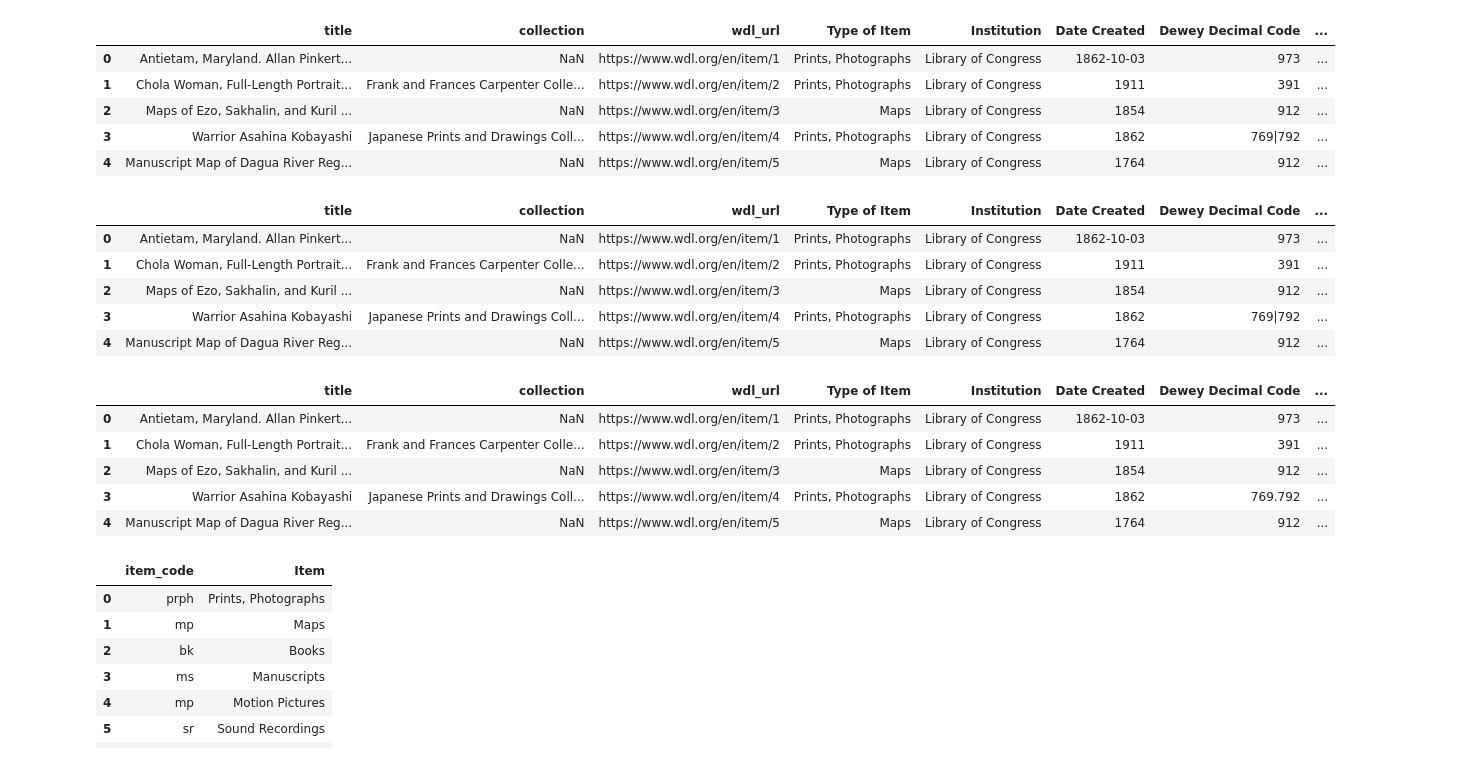
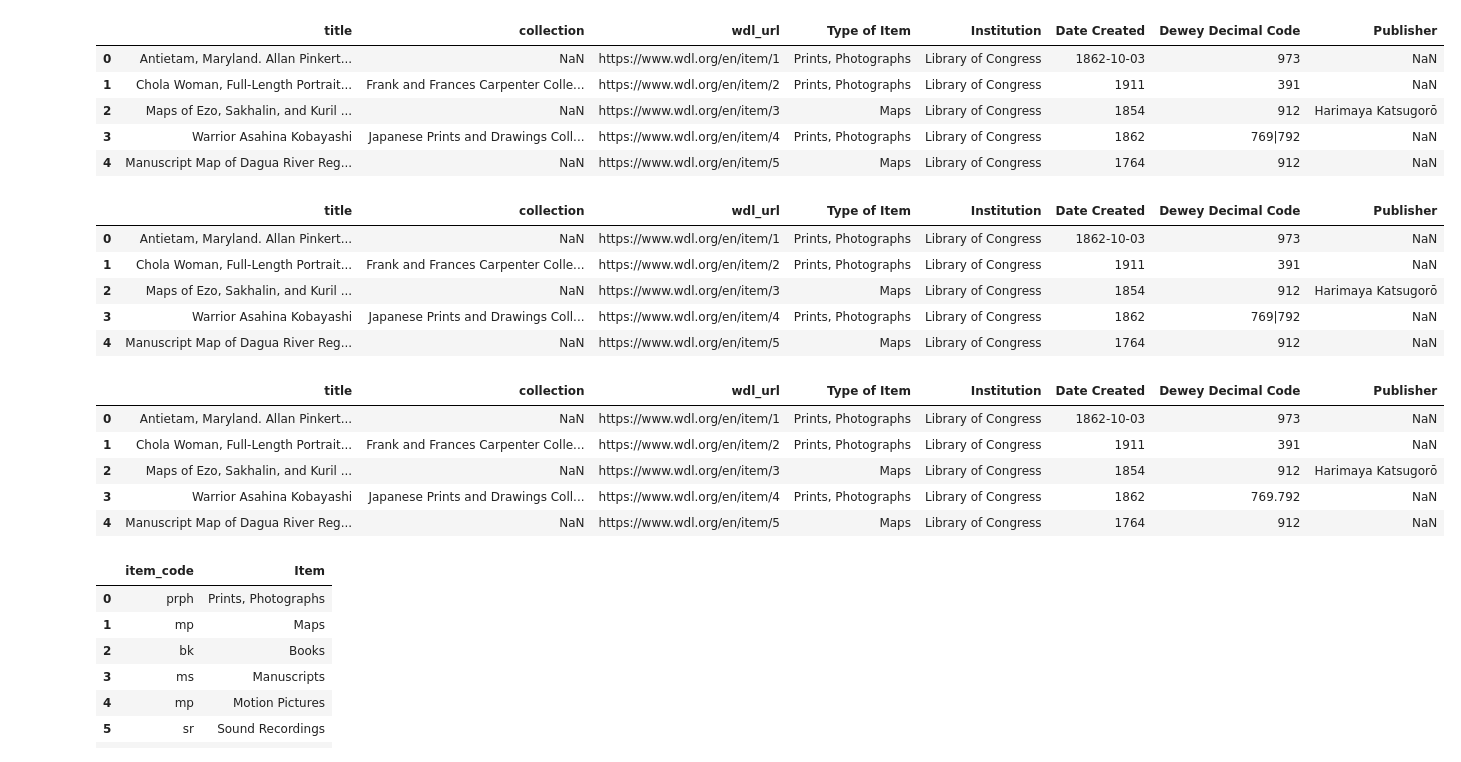
Before and after one commit to caitepley/Project-3, a Jupyter notebook: items_processing.ipynb, the cells around one changed output. Saved outputs shown, nothing was run; the diff lists cells and outputs as text; code cells hidden in the pictures.

```diff
--- a/items_processing.ipynb
+++ b/items_processing.ipynb
@@ -34,51 +34,51 @@ Index(['wdl_id', 'title', 'collection', 'description', 'wdl_url',
 # %%
 loc_df.drop(columns=['wdl_id','Creator','Delineator', 'Author', 'Surveyor', 'Compiler',
        'Translator', 'Contributor', 'Engraver', 'Cinematographer', 'Director',
        'Illustrator', 'Sponsor', 'Draftsman', 'Editor', 'Corrector',
        'Responsible Party', 'Calligrapher', 'Interviewee', 'Interviewer',
        'Associated Name', 'Printer', 'Lithographer', 'Donor',
        'Recording Engineer', 'Musician', 'Composer', 'Architect', 'References',
        'Attributed Name', 'Dedicatee', 'Signer', 'Copyright Holder',
        'Collector', 'Printmaker', 'Copyright claimant', 'Performer', 'Owner',
        'Commentator', 'Etcher', 'Wood-engraver', 'Scribe',
        'Author of Introduction, etc.', 'Author of Afterword, Colophon, etc.',
        'Scientific advisor', 'Speaker', 'Commentator for Written Text',
        'Illuminator', 'Librettist', 'Client', 'Transcriber', 'Collaborator',
        'Producer', 'Videographer', 'Vocalist', 'Patron', 'Funder', 'Annotator',
        'Woodcutter', 'Designer', 'Author in Quotations or Text Extracts',
        'Lyricist', 'Type Designer', 'Animator', 'Writer of added text',
        'Project Director', 'Dubious Author', 'Censor', 'Engineer', 'Lead',
        'Publishing Director', 'Singer', 'Binder', 'Originator', 'Typographer',
        'Book producer', 'Narrator', 'Colorist', 'Arranger', 'Recipient',
        'Correspondent','Creator','Language', 'Artist',
-       'Cartographer', 'Note','Photographer','Place','Subject Date','Additional Subjects','description'], inplace=True)
+       'Cartographer', 'Note','Photographer','Place','Subject Date','Additional Subjects','description','Physical Description'], inplace=True)
 loc_df.head()
 # %% [output]
-|  | title | collection | wdl_url | Type of Item | Institution | Date Created | Dewey Decimal Code | ... |
-| 0 | Antietam, Maryland. Allan Pinkert... | NaN | https://www.wdl.org/en/item/1 | Prints, Photographs | Library of Congress | 1862-10-03 | 973 | ... |
-| 1 | Chola Woman, Full-Length Portrait... | Frank and Frances Carpenter Colle... | https://www.wdl.org/en/item/2 | Prints, Photographs | Library of Congress | 1911 | 391 | ... |
-| 2 | Maps of Ezo, Sakhalin, and Kuril ... | NaN | https://www.wdl.org/en/item/3 | Maps | Library of Congress | 1854 | 912 | ... |
-| 3 | Warrior Asahina Kobayashi | Japanese Prints and Drawings Coll... | https://www.wdl.org/en/item/4 | Prints, Photographs | Library of Congress | 1862 | 769|792 | ... |
-| 4 | Manuscript Map of Dagua River Reg... | NaN | https://www.wdl.org/en/item/5 | Maps | Library of Congress | 1764 | 912 | ... |
+|  | title | collection | wdl_url | Type of Item | Institution | Date Created | Dewey Decimal Code | Publisher |
+| 0 | Antietam, Maryland. Allan Pinkert... | NaN | https://www.wdl.org/en/item/1 | Prints, Photographs | Library of Congress | 1862-10-03 | 973 | NaN |
+| 1 | Chola Woman, Full-Length Portrait... | Frank and Frances Carpenter Colle... | https://www.wdl.org/en/item/2 | Prints, Photographs | Library of Congress | 1911 | 391 | NaN |
+| 2 | Maps of Ezo, Sakhalin, and Kuril ... | NaN | https://www.wdl.org/en/item/3 | Maps | Library of Congress | 1854 | 912 | Harimaya Katsugorō |
+| 3 | Warrior Asahina Kobayashi | Japanese Prints and Drawings Coll... | https://www.wdl.org/en/item/4 | Prints, Photographs | Library of Congress | 1862 | 769|792 | NaN |
+| 4 | Manuscript Map of Dagua River Reg... | NaN | https://www.wdl.org/en/item/5 | Maps | Library of Congress | 1764 | 912 | NaN |
 # %%
 loc_df.head()
 # %% [output]
-|  | title | collection | wdl_url | Type of Item | Institution | Date Created | Dewey Decimal Code | ... |
-| 0 | Antietam, Maryland. Allan Pinkert... | NaN | https://www.wdl.org/en/item/1 | Prints, Photographs | Library of Congress | 1862-10-03 | 973 | ... |
-| 1 | Chola Woman, Full-Length Portrait... | Frank and Frances Carpenter Colle... | https://www.wdl.org/en/item/2 | Prints, Photographs | Library of Congress | 1911 | 391 | ... |
-| 2 | Maps of Ezo, Sakhalin, and Kuril ... | NaN | https://www.wdl.org/en/item/3 | Maps | Library of Congress | 1854 | 912 | ... |
-| 3 | Warrior Asahina Kobayashi | Japanese Prints and Drawings Coll... | https://www.wdl.org/en/item/4 | Prints, Photographs | Library of Congress | 1862 | 769|792 | ... |
-| 4 | Manuscript Map of Dagua River Reg... | NaN | https://www.wdl.org/en/item/5 | Maps | Library of Congress | 1764 | 912 | ... |
+|  | title | collection | wdl_url | Type of Item | Institution | Date Created | Dewey Decimal Code | Publisher |
+| 0 | Antietam, Maryland. Allan Pinkert... | NaN | https://www.wdl.org/en/item/1 | Prints, Photographs | Library of Congress | 1862-10-03 | 973 | NaN |
+| 1 | Chola Woman, Full-Length Portrait... | Frank and Frances Carpenter Colle... | https://www.wdl.org/en/item/2 | Prints, Photographs | Library of Congress | 1911 | 391 | NaN |
+| 2 | Maps of Ezo, Sakhalin, and Kuril ... | NaN | https://www.wdl.org/en/item/3 | Maps | Library of Congress | 1854 | 912 | Harimaya Katsugorō |
+| 3 | Warrior Asahina Kobayashi | Japanese Prints and Drawings Coll... | https://www.wdl.org/en/item/4 | Prints, Photographs | Library of Congress | 1862 | 769|792 | NaN |
+| 4 | Manuscript Map of Dagua River Reg... | NaN | https://www.wdl.org/en/item/5 | Maps | Library of Congress | 1764 | 912 | NaN |
 # %%
 loc_df['Dewey Decimal Code'] = loc_df['Dewey Decimal Code'].replace('\|', '.', regex=True)
 loc_df.head()
 # %% [output]
-|  | title | collection | wdl_url | Type of Item | Institution | Date Created | Dewey Decimal Code | ... |
-| 0 | Antietam, Maryland. Allan Pinkert... | NaN | https://www.wdl.org/en/item/1 | Prints, Photographs | Library of Congress | 1862-10-03 | 973 | ... |
-| 1 | Chola Woman, Full-Length Portrait... | Frank and Frances Carpenter Colle... | https://www.wdl.org/en/item/2 | Prints, Photographs | Library of Congress | 1911 | 391 | ... |
-| 2 | Maps of Ezo, Sakhalin, and Kuril ... | NaN | https://www.wdl.org/en/item/3 | Maps | Library of Congress | 1854 | 912 | ... |
-| 3 | Warrior Asahina Kobayashi | Japanese Prints and Drawings Coll... | https://www.wdl.org/en/item/4 | Prints, Photographs | Library of Congress | 1862 | 769.792 | ... |
-| 4 | Manuscript Map of Dagua River Reg... | NaN | https://www.wdl.org/en/item/5 | Maps | Library of Congress | 1764 | 912 | ... |
+|  | title | collection | wdl_url | Type of Item | Institution | Date Created | Dewey Decimal Code | Publisher |
+| 0 | Antietam, Maryland. Allan Pinkert... | NaN | https://www.wdl.org/en/item/1 | Prints, Photographs | Library of Congress | 1862-10-03 | 973 | NaN |
+| 1 | Chola Woman, Full-Length Portrait... | Frank and Frances Carpenter Colle... | https://www.wdl.org/en/item/2 | Prints, Photographs | Library of Congress | 1911 | 391 | NaN |
+| 2 | Maps of Ezo, Sakhalin, and Kuril ... | NaN | https://www.wdl.org/en/item/3 | Maps | Library of Congress | 1854 | 912 | Harimaya Katsugorō |
+| 3 | Warrior Asahina Kobayashi | Japanese Prints and Drawings Coll... | https://www.wdl.org/en/item/4 | Prints, Photographs | Library of Congress | 1862 | 769.792 | NaN |
+| 4 | Manuscript Map of Dagua River Reg... | NaN | https://www.wdl.org/en/item/5 | Maps | Library of Congress | 1764 | 912 | NaN |
 # %%
 item_type_df = pd.read_csv('Resources/item_codes_new.csv', encoding='utf-8')
 item_type_df
```
Also changed, not shown: parts of 7 cells of this notebook, 1 other file.
